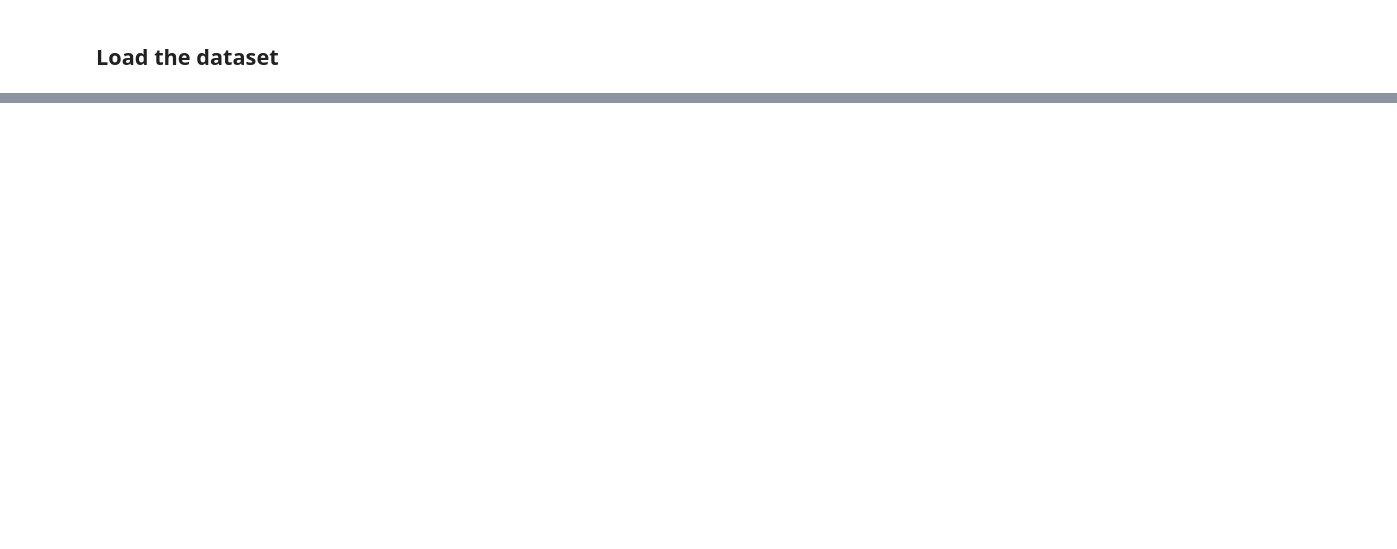
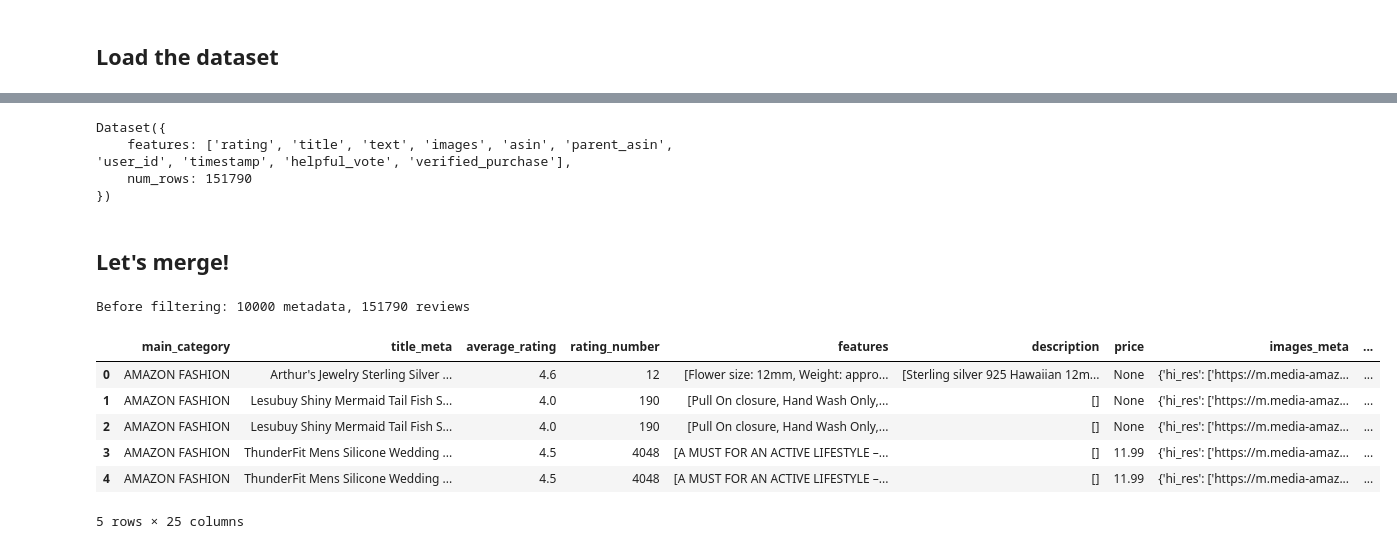
Before and after one commit to wandb/evalForge, a Jupyter notebook: notebooks/generate_product_data.ipynb, the cells around one changed output, grey strips where cells are left out. Drawn from its saved outputs; the diff is of its cells as text; code cells hidden in the pictures; blank space fills up the shorter version.

```diff
--- a/notebooks/generate_product_data.ipynb
+++ b/notebooks/generate_product_data.ipynb
@@ -140,0 +72,14 @@ Name: title_meta, Length: 101, dtype: object
+# %%
+SAMPLE_SIZE = 10_000
+
+def filter_meta(x):
+    cond = (x["parent_asin"] is not None and
+            x["title"] is not None and
+            x["description"] is not None and
+            x["average_rating"] > 3.0 and
+            x["rating_number"] > 10)
+    return cond
+
+dataset_meta_filtered = dataset_meta.filter(filter_meta, num_proc=16)
+
+dataset_meta_sample = dataset_meta_filtered.shuffle(seed=42).select(range(SAMPLE_SIZE))
@@ -140,0 +88,33 @@ Name: title_meta, Length: 101, dtype: object
+# %%
+#let's filter dataset on parent_asin in dataset_meta_sample
+dataset_filtered = dataset.filter(lambda x: x["parent_asin"] in ids, num_proc=16)
+dataset_filtered
+# %% [output]
+Dataset({
+    features: ['rating', 'title', 'text', 'images', 'asin', 'parent_asin', 'user_id', 'timestamp', 'helpful_vote', 'verified_purchase'],
+    num_rows: 151790
+})
+# %% [markdown]
+## Let's merge!
+# %%
+import pandas as pd
+
+# Convert reviews and metadata datasets to pandas DataFrames
+metadata_df = pd.DataFrame(dataset_meta_sample)
+reviews_df = pd.DataFrame(dataset_filtered)
+
+print(f"Before filtering: {len(metadata_df)} metadata, {len(reviews_df)} reviews")
+# %% [output]
+Before filtering: 10000 metadata, 151790 reviews
+# %%
+# Let's join them on `parent_asin`
+merged_df = pd.merge(metadata_df, reviews_df, on="parent_asin", how="inner", suffixes=("_meta", "_review"))
+merged_df.head()
+# %% [output]
+|  | main_category | title_meta | average_rating | rating_number | features | description | price | images_meta | ... |
+| 0 | AMAZON FASHION | Arthur's Jewelry Sterling Silver ... | 4.6 | 12 | [Flower size: 12mm, Weight: appro... | [Sterling silver 925 Hawaiian 12m... | None | {'hi_res': ['https://m.media-amaz... | ... |
+| 1 | AMAZON FASHION | Lesubuy Shiny Mermaid Tail Fish S... | 4.0 | 190 | [Pull On closure, Hand Wash Only,... | [] | None | {'hi_res': ['https://m.media-amaz... | ... |
+| 2 | AMAZON FASHION | Lesubuy Shiny Mermaid Tail Fish S... | 4.0 | 190 | [Pull On closure, Hand Wash Only,... | [] | None | {'hi_res': ['https://m.media-amaz... | ... |
+| 3 | AMAZON FASHION | ThunderFit Mens Silicone Wedding ... | 4.5 | 4048 | [A MUST FOR AN ACTIVE LIFESTYLE –... | [] | 11.99 | {'hi_res': ['https://m.media-amaz... | ... |
+| 4 | AMAZON FASHION | ThunderFit Mens Silicone Wedding ... | 4.5 | 4048 | [A MUST FOR AN ACTIVE LIFESTYLE –... | [] | 11.99 | {'hi_res': ['https://m.media-amaz... | ... |
+5 rows × 25 columns
```
Also changed, not shown: parts of 15 cells of this notebook.
